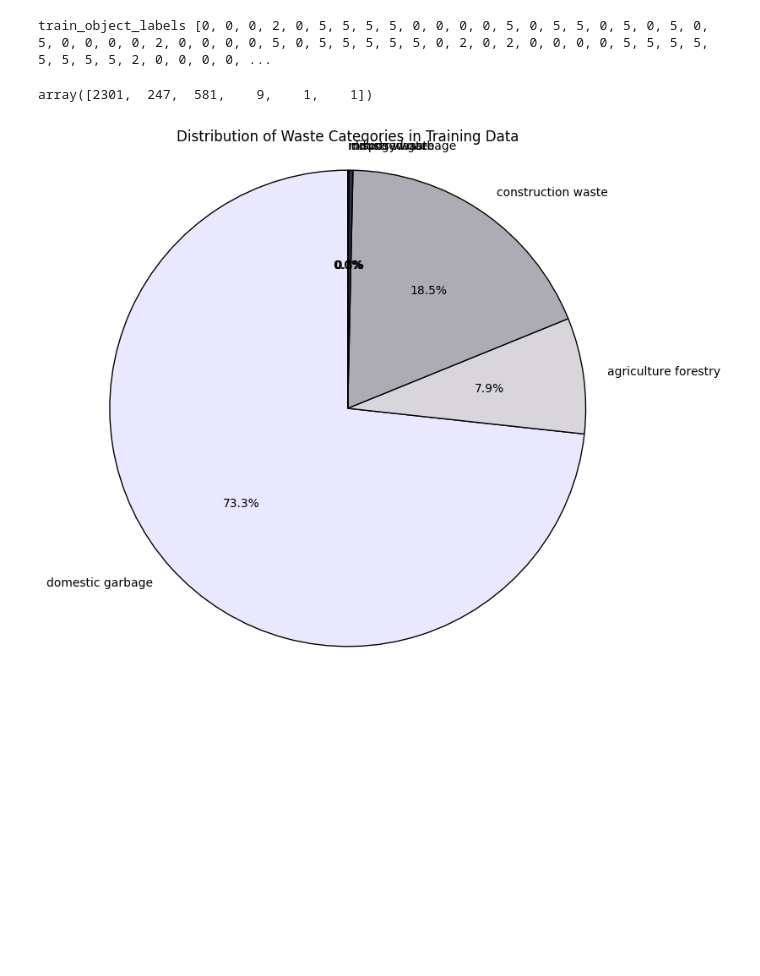
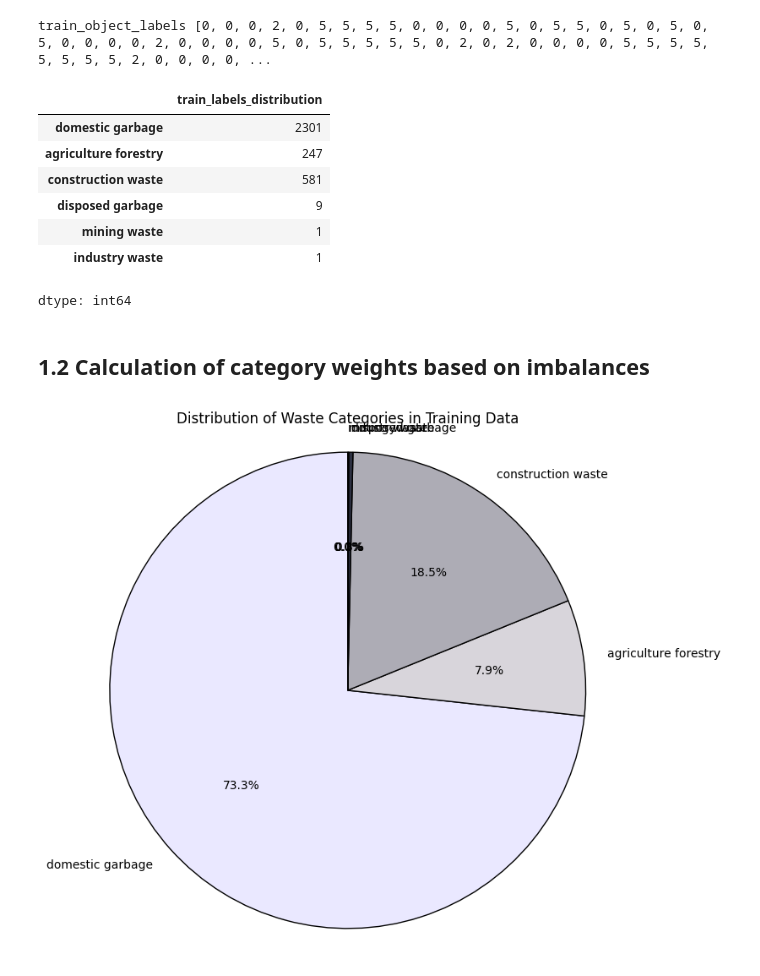
Before and after one commit to Doloreszjx/9444_Dumpsite_Monitoring, a Jupyter notebook: 9444_dumpsite_yolov8.ipynb, the cells around one changed output. Saved outputs shown, nothing was run; the diff lists cells and outputs as text; code cells hidden in the pictures; blank space fills up the shorter version.

```diff
--- a/9444_dumpsite_yolov8.ipynb
+++ b/9444_dumpsite_yolov8.ipynb
@@ -121,10 +115,17 @@ train_object_labels [0, 0, 0, 2, 0, 5, 5, 5, 5, 0, 0, 0, 0, 5, 0, 5, 5, 0, 5, 0,
 # %%
 df = pd.Series(data=name_number.values(), index=list(label_name[name] for name in name_number.keys()), name="train_labels_distribution")
 df
-df.keys()
-df.values
 # %% [output]
+|  | train_labels_distribution |
+| domestic garbage | 2301 |
+| agriculture forestry | 247 |
+| construction waste | 581 |
+| disposed garbage | 9 |
+| mining waste | 1 |
+| industry waste | 1 |
-array([2301,  247,  581,    9,    1,    1])
+dtype: int64
+# %% [markdown]
+## 1.2 Calculation of category weights based on imbalances
 # %%
 # Percentage of each category of visualization
 # Create a pie chart
```
Also changed, not shown: parts of 14 cells of this notebook, 1 other file.
